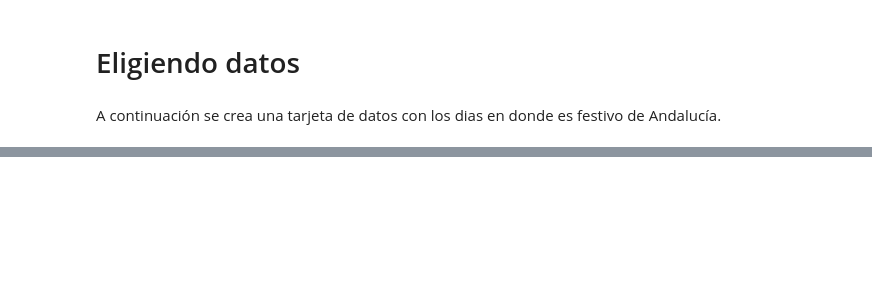
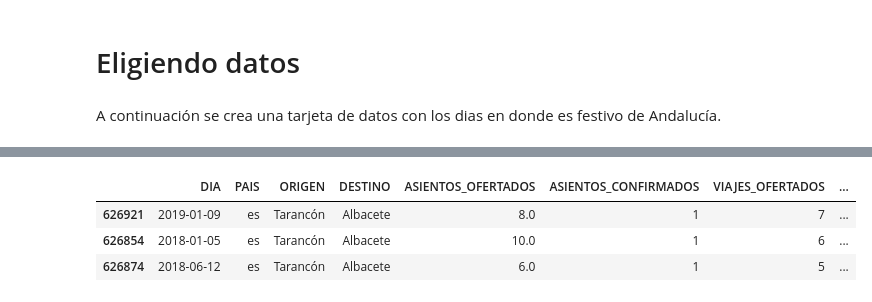
Before and after one commit to JoseAlbertoSeco/BlablacarCarpooling_DataMining, a Jupyter notebook: notebooks/GeolocalizacionProvincial.ipynb, the cells around one changed output, grey strips where cells are left out. Saved outputs shown, nothing was run; the diff lists cells and outputs as text; code cells hidden in the pictures; blank space fills up the shorter version.

```diff
--- a/notebooks/GeolocalizacionProvincial.ipynb
+++ b/notebooks/GeolocalizacionProvincial.ipynb
@@ -464,0 +446,7 @@ df_CLMLocalizadoFestivos.head(5)
+# %%
+df_CLMLocalizadoFestivos.head(3)
+# %% [output]
+|  | DIA | PAIS | ORIGEN | DESTINO | ASIENTOS_OFERTADOS | ASIENTOS_CONFIRMADOS | VIAJES_OFERTADOS | ... |
+| 626921 | 2019-01-09 | es | Tarancón | Albacete | 8.0 | 1 | 7 | ... |
+| 626854 | 2018-01-05 | es | Tarancón | Albacete | 10.0 | 1 | 6 | ... |
+| 626874 | 2018-06-12 | es | Tarancón | Albacete | 6.0 | 1 | 5 | ... |
```
Also changed, not shown: parts of 12 cells of this notebook.
